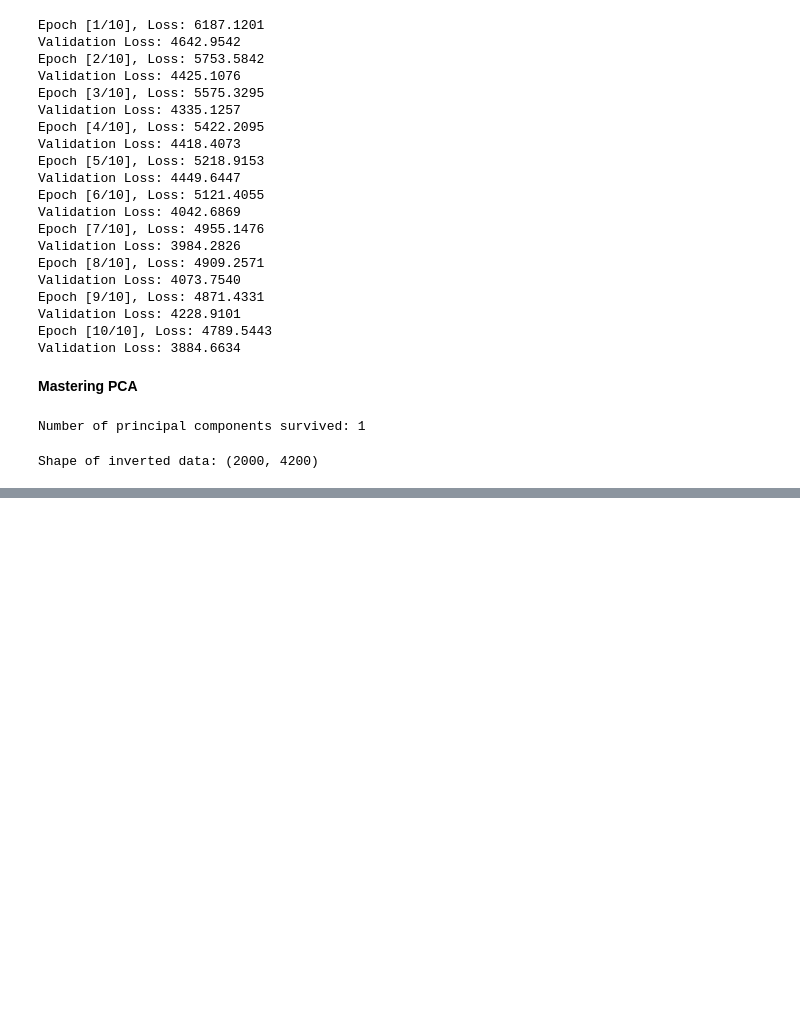
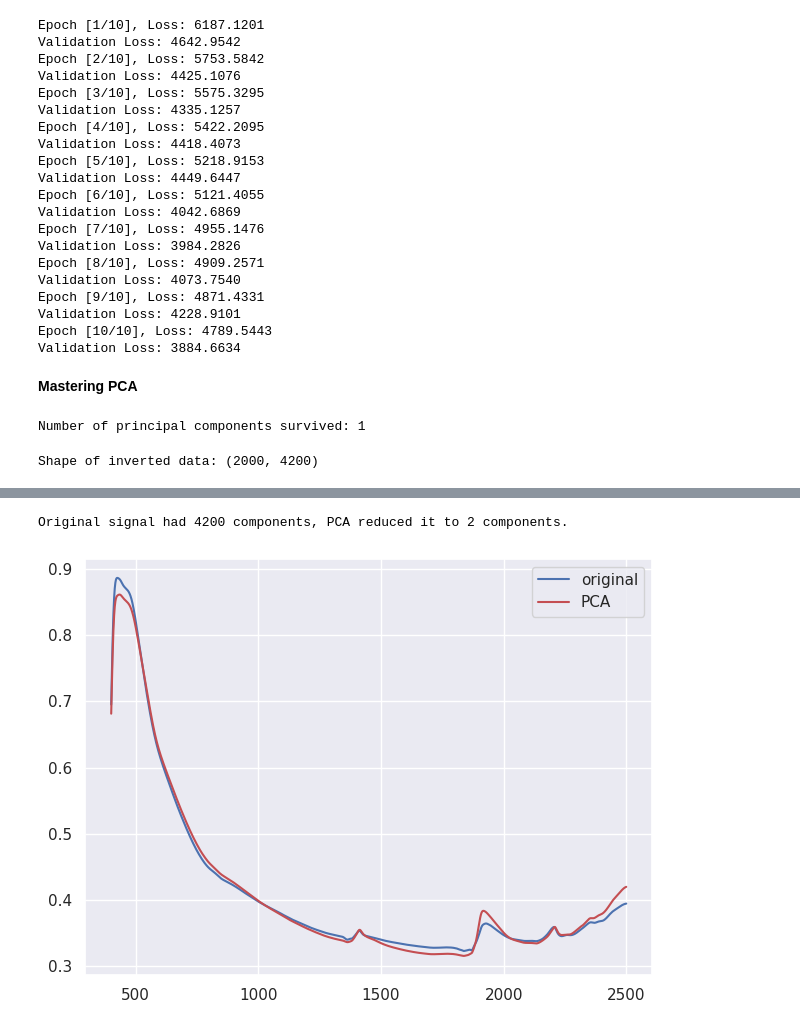
Before and after one commit to Hurri301/Advanced-Computational-Techniques-for-Big-Imaging-and-Signal-Data, a Jupyter notebook: lucas_Dataset.ipynb, the cells around one changed output, grey strips where cells are left out. Cells and saved outputs as stored; diff of their text form; code cells hidden in the pictures; blank space fills up the shorter version.

```diff
--- a/lucas_Dataset.ipynb
+++ b/lucas_Dataset.ipynb
@@ -319,0 +228,78 @@ Number of components: 1
+# %%
+import os
+import pandas as pd
+import torch
+import torch.nn as nn
+import matplotlib.pyplot as plt
+import numpy as np
+from sklearn.decomposition import PCA
+import seaborn as sns
+
+sns.set_theme()
+
+
+
+
+def get_src(df, src_prefix):
+    ''' gets hyperspectral signals using cols starting with src_prefix '''
+    # get x points
+    src_cols = [col for col in df.columns if col.startswith(src_prefix)]
+    x = np.array([float(col[len(src_prefix):]) for col in src_cols])
+    # sort x points in increasing order
+    pos = np.argsort(x)
+    src_cols = [src_cols[cur_pos] for cur_pos in pos]
+    # extract x and y values
+    src_x = x[pos]
+    src_y = df[src_cols].to_numpy()
+    # convert to tensor
+    src_x = torch.from_numpy(src_x).float()
+    src_y = torch.from_numpy(src_y).float()
+    # return
+    return src_cols, src_x, src_y
+
+
+def get_tgt(df, tgt_vars):
+    ''' gets target variables using specified columns '''
+    # extract variables
+    tgt_vars = df[tgt_vars].to_numpy()
+    # convert to torch
+    tgt_vars = torch.from_numpy(tgt_vars).float()
+    # return them
+    return tgt_vars
+
+
+def load_data(fn):
+    # read csv
+    df = pd.read_csv(fn)
+    # get vars
+    src_cols, src_x, src_y = get_src(df, src_prefix)
+    # return
+    return df, src_cols, src_x, src_y
+
+
+
+if __name__ == '__main__':
+    # define input file
+    data_fn = '/content/lucas_dataset_val.csv'
+    src_prefix = 'spc.'
+    n_components = 0.9
+    # read file
+    df, src_cols, src_x, src_y = load_data(data_fn)
+    # apply pca
+    pca = PCA(n_components=n_components)
+    # fit and transform
+    components = pca.fit_transform(src_y)
+    # print shape
+    print('Original signal had {} components, PCA reduced it to {} components.'.format(src_y.shape[1], components.shape[1]))
+    # invert components
+    inverted = pca.inverse_transform(components)
+    # plot according to values
+    plt.plot(src_x, src_y[0], 'b', label='original')
+    plt.plot(src_x, inverted[0], 'r', label='PCA')
+    plt.legend()
+    plt.tight_layout()
+    plt.savefig('pca.png', dpi=300)
+    # plt.show()
+# %% [output]
+Original signal had 4200 components, PCA reduced it to 2 components.
+[figure, added]
```
Also changed, not shown: parts of 2 cells of this notebook.
